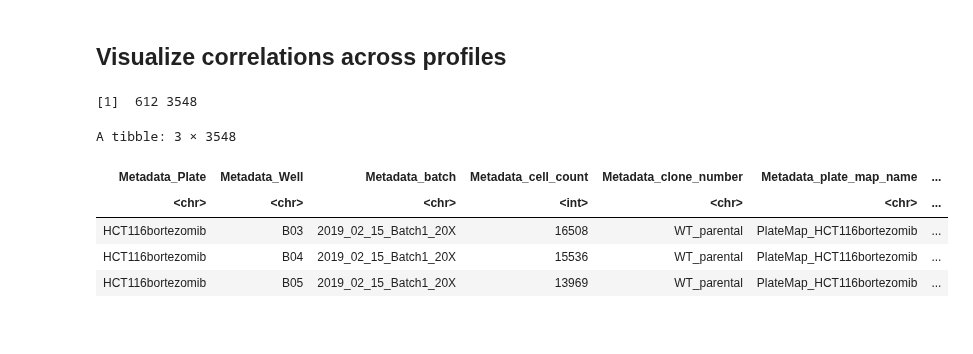
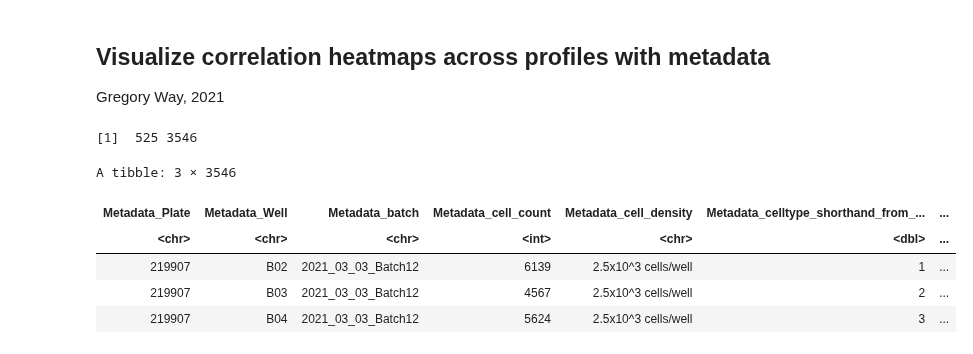
Before and after one commit to broadinstitute/profiling-resistance-mechanisms, a Jupyter notebook: 3.resistance-signature/7.profile-heatmaps.ipynb, the cells around one changed output. Cells and saved outputs as stored; diff of their text form; code cells hidden in the pictures.

```diff
--- a/3.resistance-signature/7.profile-heatmaps.ipynb
+++ b/3.resistance-signature/7.profile-heatmaps.ipynb
@@ -1,5 +1,7 @@
 # %% [markdown]
-## Visualize correlations across profiles
+## Visualize correlation heatmaps across profiles with metadata
+
+Gregory Way, 2021
 # %%
 suppressPackageStartupMessages(library(dplyr))
 suppressPackageStartupMessages(library(devtools))
@@ -14,7 +17,7 @@ if (!("ComplexHeatmap" %in% rownames(installed.packages()))) {
 suppressPackageStartupMessages(library(ComplexHeatmap))
 # %%
 # Set constants
-datasets <- c("cloneAE", "ixazomib", "cb5083")
+dataset <- "bortezomib"
 data_dir <- "data"
 
 output_dir <- file.path("figures", "heatmaps")
@@ -22,40 +25,38 @@ output_dir <- file.path("figures", "heatmaps")
 lgd_title_fontsize = 9
 lgd_label_fontsize = 6.5
 anno_name_height = 0.45
-legend_scale_cols = circlize::colorRamp2(c(-1, 0, 1), c("blue", "white", "red"))
 # %%
 # Load profiles
-dataset_file <- file.path(data_dir, "bulk_profiles_analytical_set.csv.gz")
+dataset_file <- file.path(data_dir, paste0(dataset, "_signature_analytical_set.tsv.gz"))
 
 data_cols <- readr::cols(
     .default = readr::col_double(),
     Metadata_Plate = readr::col_character(),
     Metadata_Well = readr::col_character(),
+    Metadata_cell_count = readr::col_integer(),
     Metadata_batch = readr::col_character(),
-    Metadata_cell_count = readr::col_integer(),
     Metadata_clone_number = readr::col_character(),
     Metadata_plate_map_name = readr::col_character(),
     Metadata_treatment = readr::col_character(),
     Metadata_dataset = readr::col_character(),
     Metadata_clone_type = readr::col_character(),
-    Metadata_clone_type_indicator = readr::col_integer(),
+    Metadata_clone_type_indicator = readr::col_character(),
     Metadata_model_split = readr::col_character(),
     Metadata_cell_density = readr::col_character(),
-    Metadata_plate_filename = readr::col_character(),
     Metadata_treatment_time = readr::col_character(),
     Metadata_unique_sample_name = readr::col_character(),
     Metadata_time_to_adhere = readr::col_character()
 )
 
-dataset_df <- readr::read_csv(dataset_file, col_types=data_cols)
+dataset_df <- readr::read_tsv(dataset_file, col_types=data_cols)
 
 print(dim(dataset_df))
 head(dataset_df, 3)
 # %% [output]
-[1]  612 3548
+[1]  525 3546
-A tibble: 3 × 3548
+A tibble: 3 × 3546
-| Metadata_Plate | Metadata_Well | Metadata_batch | Metadata_cell_count | Metadata_clone_number | Metadata_plate_map_name | ... |
-| <chr> | <chr> | <chr> | <int> | <chr> | <chr> | ... |
-| HCT116bortezomib | B03 | 2019_02_15_Batch1_20X | 16508 | WT_parental | PlateMap_HCT116bortezomib | ... |
-| HCT116bortezomib | B04 | 2019_02_15_Batch1_20X | 15536 | WT_parental | PlateMap_HCT116bortezomib | ... |
-| HCT116bortezomib | B05 | 2019_02_15_Batch1_20X | 13969 | WT_parental | PlateMap_HCT116bortezomib | ... |
+| Metadata_Plate | Metadata_Well | Metadata_batch | Metadata_cell_count | Metadata_cell_density | Metadata_celltype_shorthand_from_... | ... |
+| <chr> | <chr> | <chr> | <int> | <chr> | <dbl> | ... |
+| 219907 | B02 | 2021_03_03_Batch12 | 6139 | 2.5x10^3 cells/well | 1 | ... |
+| 219907 | B03 | 2021_03_03_Batch12 | 4567 | 2.5x10^3 cells/well | 2 | ... |
+| 219907 | B04 | 2021_03_03_Batch12 | 5624 | 2.5x10^3 cells/well | 3 | ... |
```
Also changed, not shown: parts of 6 cells of this notebook, 1 other file.
